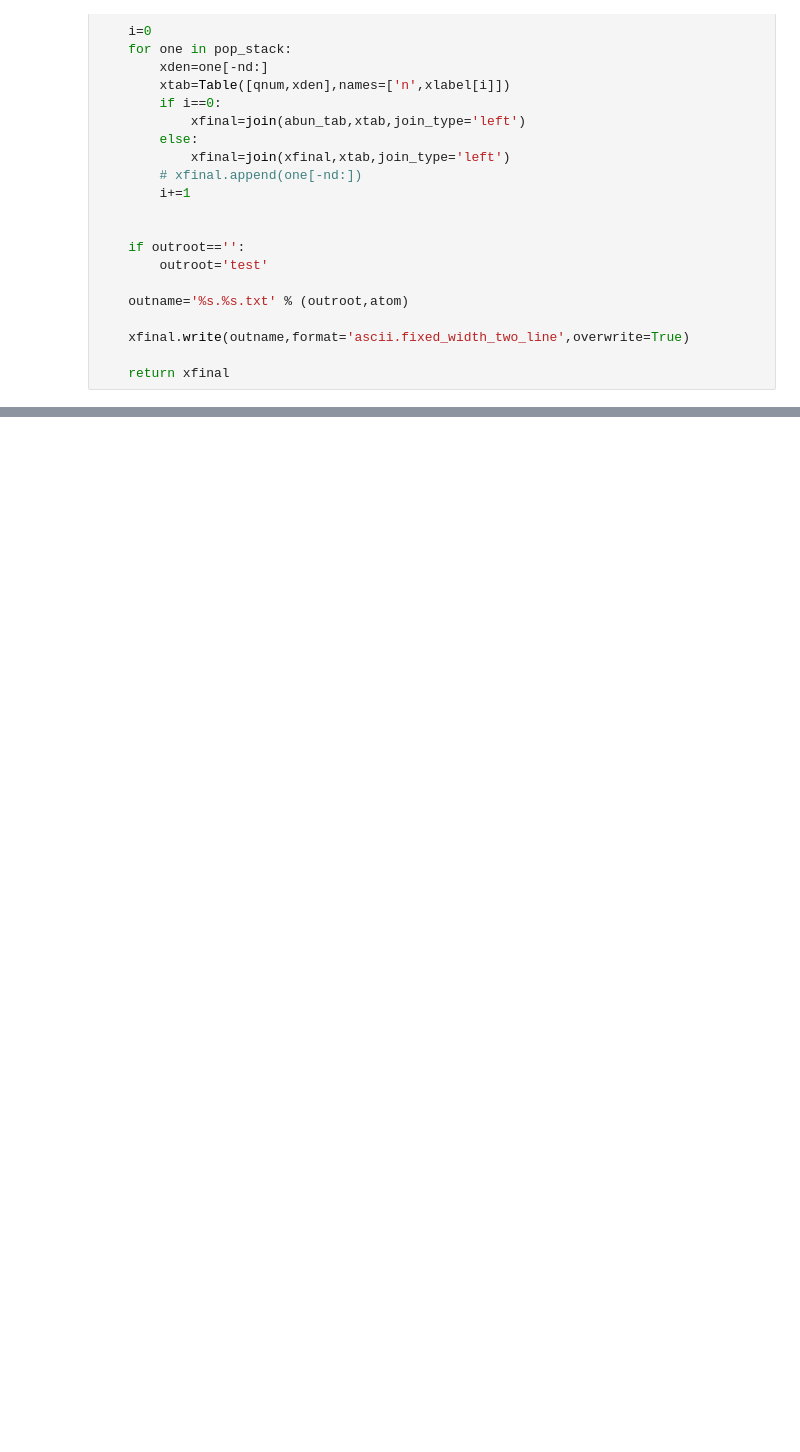
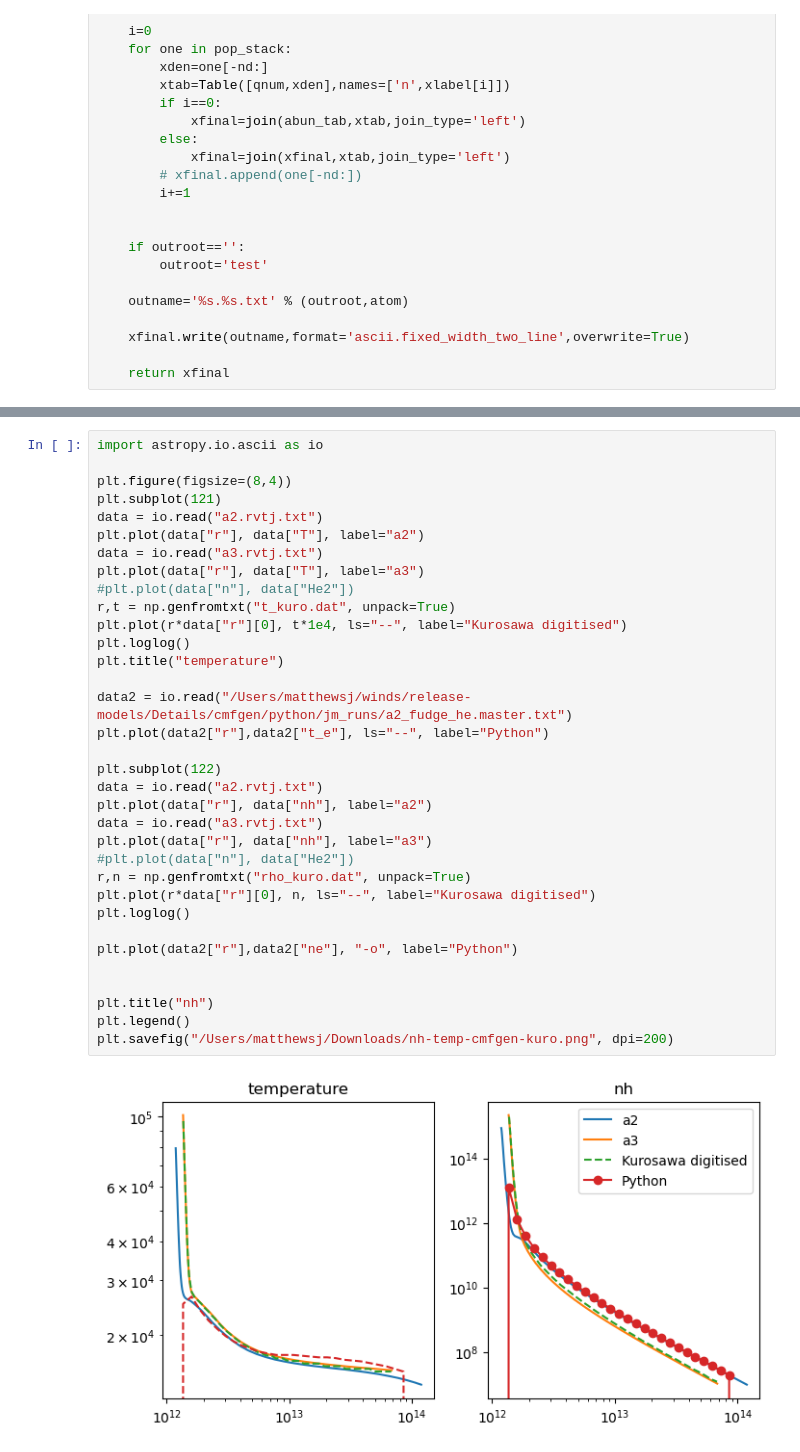
Before and after one commit to sirocco-rt/release-models, a Jupyter notebook: Details/cmfgen/cmfgen/GetIonDen.ipynb, the cells around one changed output, grey strips where cells are left out. Cells and saved outputs as stored; diff of their text form; blank space fills up the shorter version.

```diff
--- a/Details/cmfgen/cmfgen/GetIonDen.ipynb
+++ b/Details/cmfgen/cmfgen/GetIonDen.ipynb
@@ -118,0 +141,36 @@ nlev:  [14, 54, 18]
+# %%
+import astropy.io.ascii as io
+
+plt.figure(figsize=(8,4))
+plt.subplot(121)
+data = io.read("a2.rvtj.txt")
+plt.plot(data["r"], data["T"], label="a2")
+data = io.read("a3.rvtj.txt")
+plt.plot(data["r"], data["T"], label="a3")
+#plt.plot(data["n"], data["He2"])
+r,t = np.genfromtxt("t_kuro.dat", unpack=True)
+plt.plot(r*data["r"][0], t*1e4, ls="--", label="Kurosawa digitised")
+plt.loglog()
+plt.title("temperature")
+
+data2 = io.read("/Users/matthewsj/winds/release-models/Details/cmfgen/python/jm_runs/a2_fudge_he.master.txt")
+plt.plot(data2["r"],data2["t_e"], ls="--", label="Python")
+
+plt.subplot(122)
+data = io.read("a2.rvtj.txt")
+plt.plot(data["r"], data["nh"], label="a2")
+data = io.read("a3.rvtj.txt")
+plt.plot(data["r"], data["nh"], label="a3")
+#plt.plot(data["n"], data["He2"])
+r,n = np.genfromtxt("rho_kuro.dat", unpack=True)
+plt.plot(r*data["r"][0], n, ls="--", label="Kurosawa digitised")
+plt.loglog()
+
+plt.plot(data2["r"],data2["ne"], "-o", label="Python")
+
+
+plt.title("nh")
+plt.legend()
+plt.savefig("/Users/matthewsj/Downloads/nh-temp-cmfgen-kuro.png", dpi=200)
+# %% [output]
+[figure, added]
```
Also changed, not shown: parts of 5 cells of this notebook, 16 other files.
